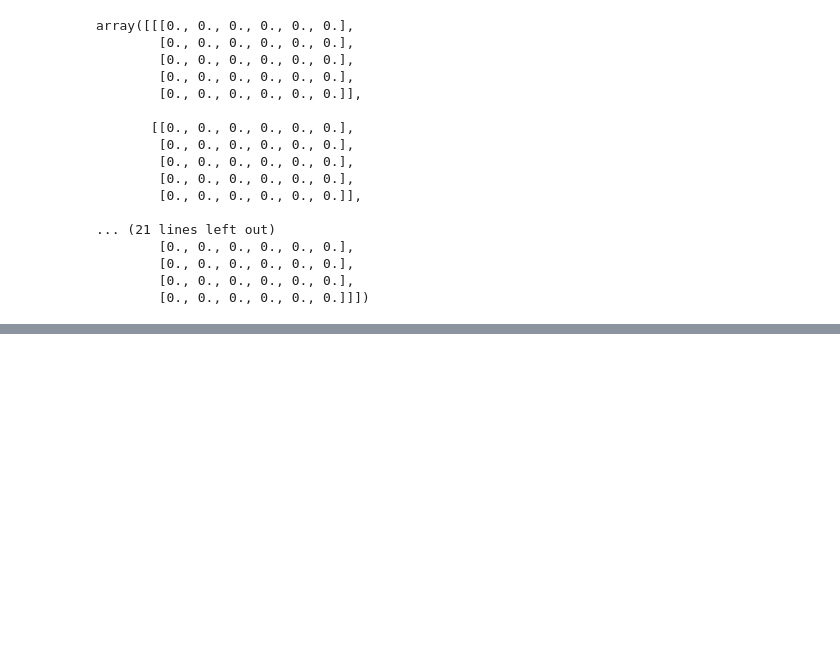
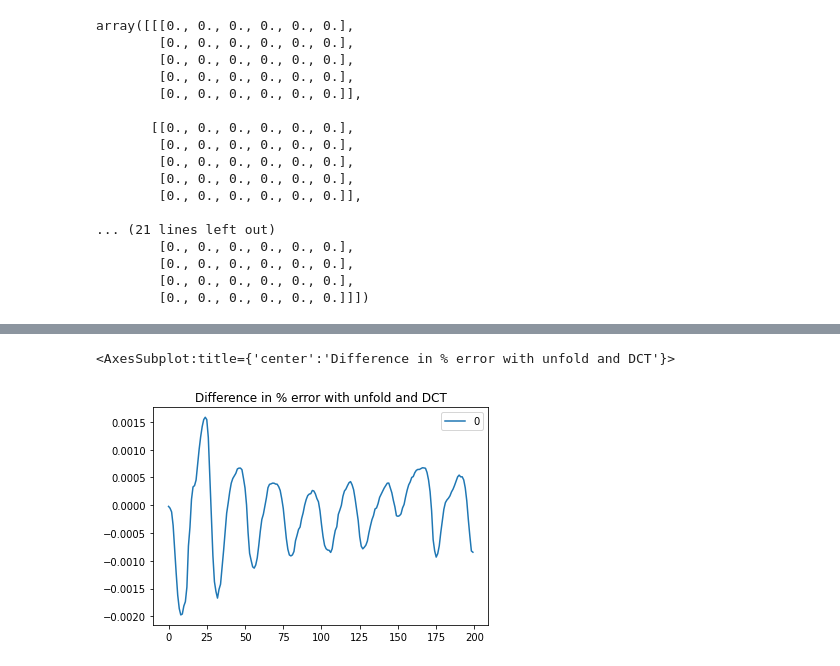
Before and after one commit to VintageDesign/multi_linear_research, a Jupyter notebook: jackson/Docs&Code/L-TVAR/sst_dct_dummy.ipynb, the cells around one changed output, grey strips where cells are left out. Drawn from its saved outputs; the diff is of its cells as text; code cells hidden in the pictures; blank space fills up the shorter version.

```diff
--- a/jackson/Docs&Code/L-TVAR/sst_dct_dummy.ipynb
+++ b/jackson/Docs&Code/L-TVAR/sst_dct_dummy.ipynb
@@ -325,0 +358,6 @@ df.plot()
+# %%
+df = pd.DataFrame(tensor_unfold_err['VAR with Tensor Unfold'] - error['VAR with DCT'])
+df.plot(title="Difference in % error with unfold and DCT")
+# %% [output]
+<AxesSubplot:title={'center':'Difference in % error with unfold and DCT'}>
+[figure, added]
```
Also changed, not shown: parts of 16 cells of this notebook, 2 other files.
